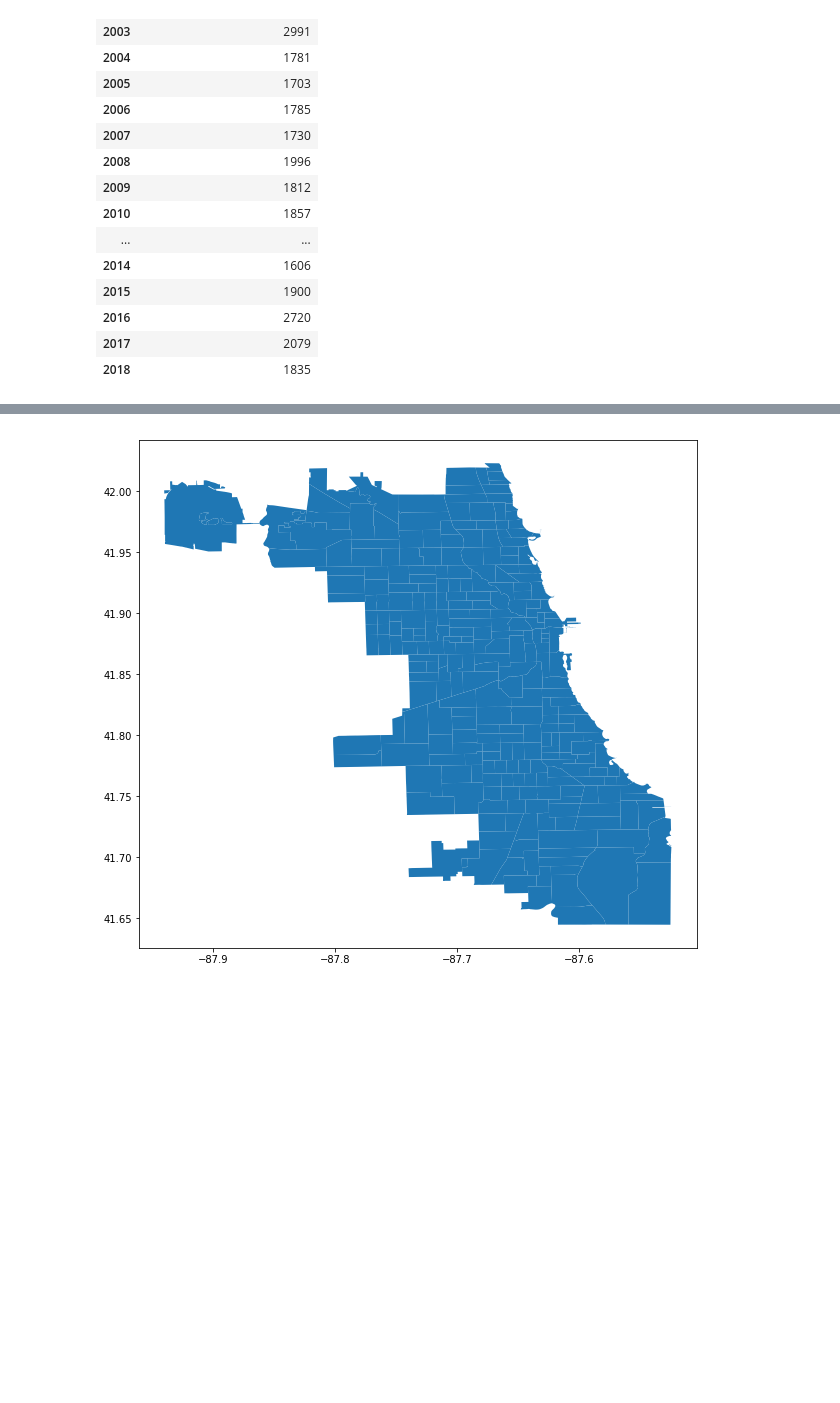
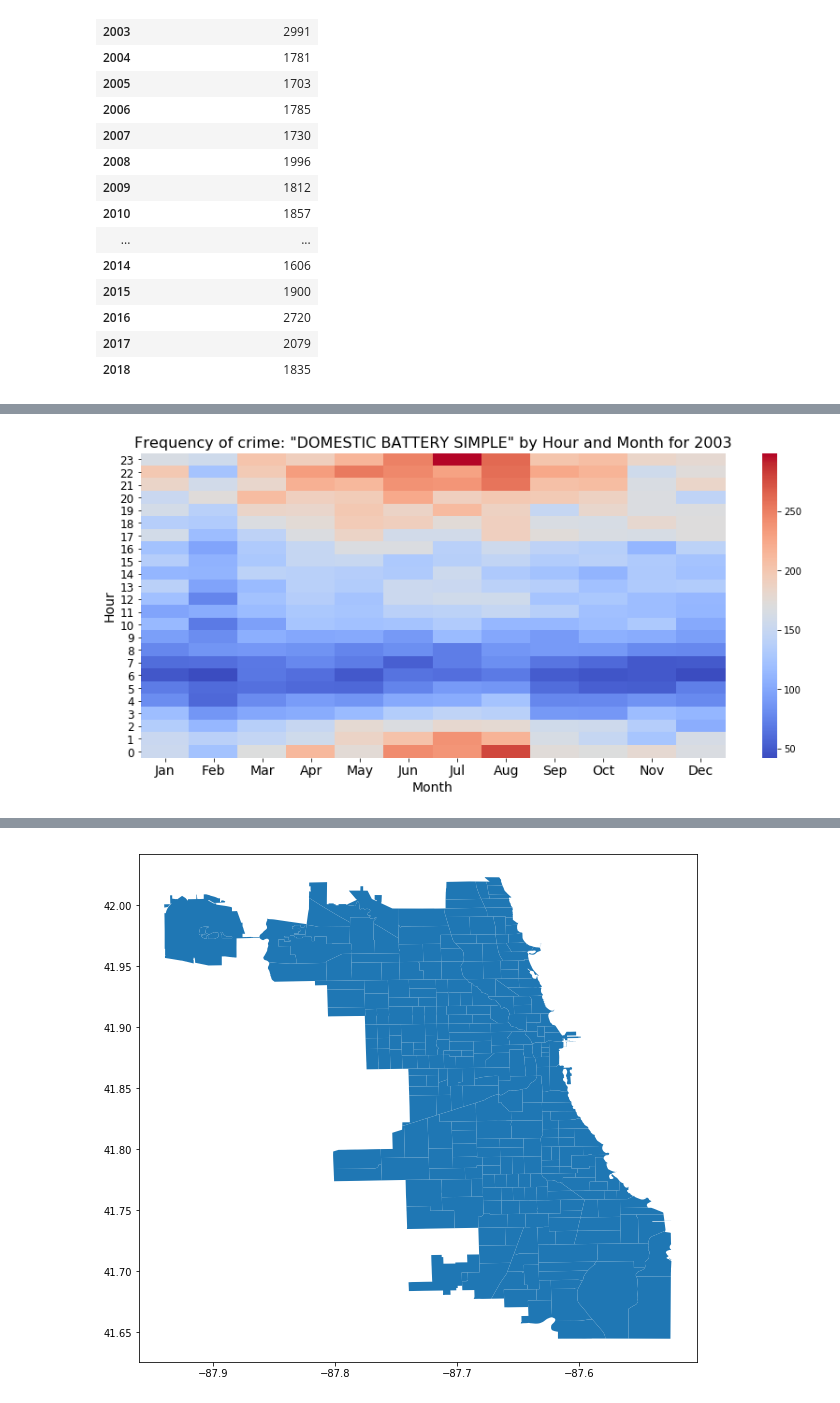
Before and after one commit to MattTriano/Chicago_Crimes, a Jupyter notebook: Chicago_Crime_Exploration.ipynb, the cells around one changed output, grey strips where cells are left out. Cells and saved outputs as stored; diff of their text form; code cells hidden in the pictures; blank space fills up the shorter version.

Commit message:
more tinkering with the heatmaps

```diff
--- a/Chicago_Crime_Exploration.ipynb
+++ b/Chicago_Crime_Exploration.ipynb
@@ -255,0 +275,30 @@ pd.merge(nfs_counts, hom_counts, left_index=True, right_index=True)
+# %%
+# X and Y labels
+months = ['Jan','Feb','Mar','Apr','May','Jun','Jul','Aug','Sep','Oct','Nov','Dec']
+weeks = np.arange(0,53).tolist()
+weekdays = ['Sun', 'Sat', 'Fri', 'Thu', 'Wed', 'Tue', 'Mon']
+hours = np.arange(23,-1,-1).tolist()
+
+year = 2003
+y_ax = 'Hour'
+x_ax = 'Month'
+x_labs = months
+crime_desc = 'DOMESTIC BATTERY SIMPLE'
+def plot_crime_freq_heatmap(crime_desc, x_ax, y_ax, x_labs, y_labs, year, df=chi_crimes, figsize=(14,6), cmap='coolwarm'):
+    tmp = df[(df['Description'] == crime_desc) &
+                     (df['Year'] == year)][['Description', y_ax, x_ax]]
+    tmp1 = tmp.pivot_table(index=y_ax, columns=x_ax, values='Description', aggfunc=['count'])
+    tmp1.sort_index(ascending=False, inplace=True)
+    fig, ax = plt.subplots(figsize=figsize)
+    sns.heatmap(tmp1, ax=ax, annot=False, fmt='d', cmap=cmap)
+    ax.xaxis.set_ticklabels(x_labs, fontsize=14)
+    ax.yaxis.set_ticklabels(y_labs, fontsize=12, rotation=0)
+    ax.set_xlabel(x_ax, fontsize=14)
+    ax.set_ylabel(y_ax, fontsize=14)
+    ax.set_title('Frequency of crime: "{}" by {} and {} for {}'
+                 .format(crime_desc, y_ax, x_ax, year), fontsize=16)
+    plt.show()
+
+plot_crime_freq_heatmap('DOMESTIC BATTERY SIMPLE', 'Month', 'Hour', months, hours, 2003)
+# %% [output]
+[figure, added]
```
Also changed, not shown: parts of 28 cells of this notebook.
